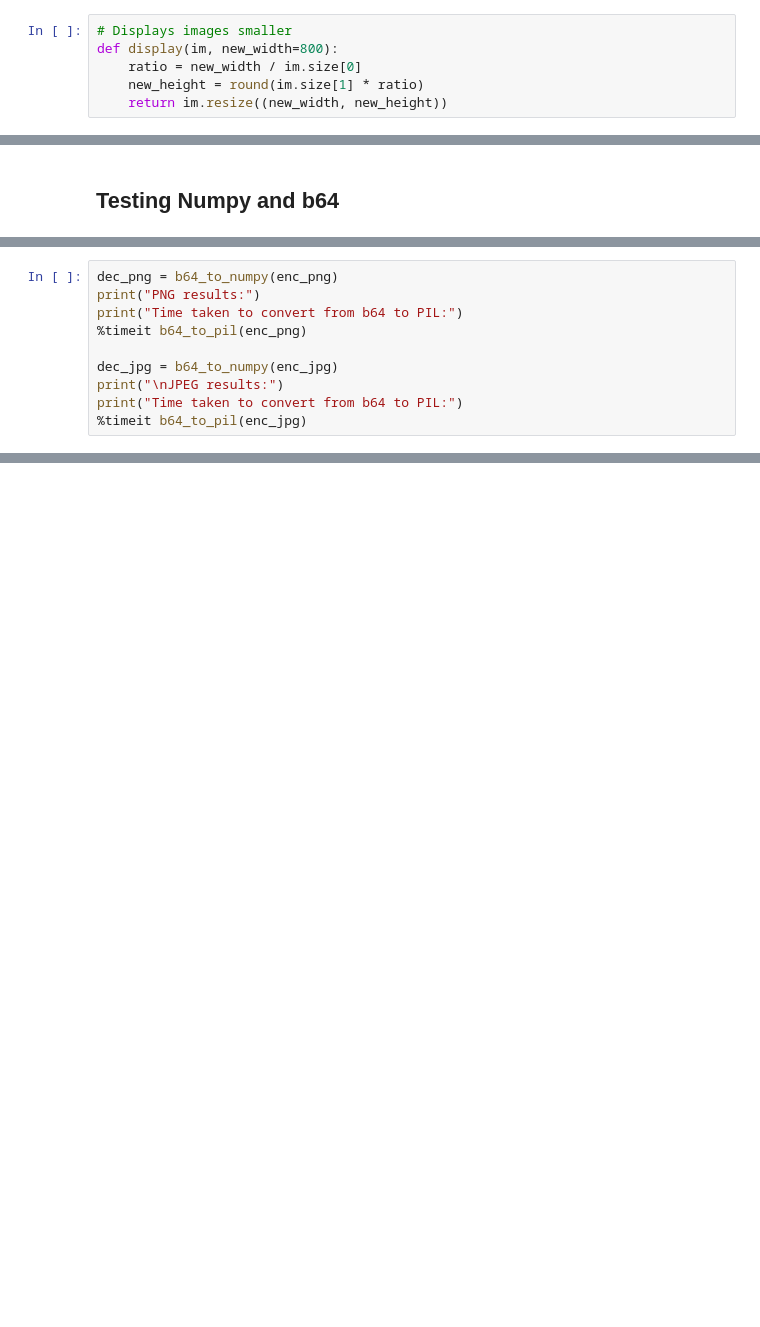
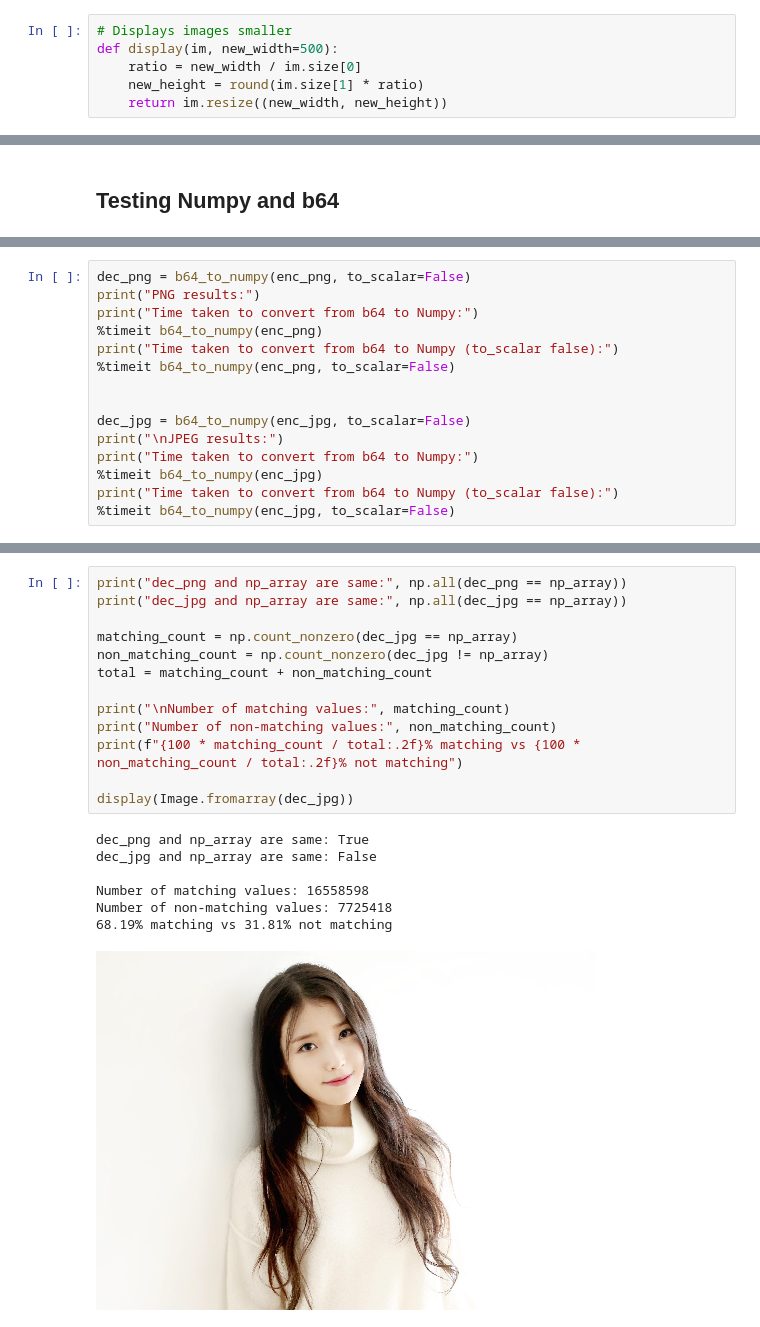
Before and after one commit to plotly/dash-image-processing, a Jupyter notebook: notebooks/Image Components Functions Tests.ipynb, the cells around one changed output, grey strips where cells are left out. Cells and saved outputs as stored; diff of their text form; blank space fills up the shorter version.

```diff
--- a/notebooks/Image Components Functions Tests.ipynb
+++ b/notebooks/Image Components Functions Tests.ipynb
@@ -14,6 +12,6 @@ ImportError: cannot import name 'b64_to_numpy'
 # %%
 # Displays images smaller
-def display(im, new_width=800):
+def display(im, new_width=500):
     ratio = new_width / im.size[0]
     new_height = round(im.size[1] * ratio)
     return im.resize((new_width, new_height))
@@ -122,11 +124,16 @@ Time taken to convert from PIL to b64:
 # %%
-dec_png = b64_to_numpy(enc_png)
+dec_png = b64_to_numpy(enc_png, to_scalar=False)
 print("PNG results:")
-print("Time taken to convert from b64 to PIL:")
-%timeit b64_to_pil(enc_png)
+print("Time taken to convert from b64 to Numpy:")
+%timeit b64_to_numpy(enc_png)
+print("Time taken to convert from b64 to Numpy (to_scalar false):")
+%timeit b64_to_numpy(enc_png, to_scalar=False)
 
-dec_jpg = b64_to_numpy(enc_jpg)
+
+dec_jpg = b64_to_numpy(enc_jpg, to_scalar=False)
 print("\nJPEG results:")
-print("Time taken to convert from b64 to PIL:")
-%timeit b64_to_pil(enc_jpg)
+print("Time taken to convert from b64 to Numpy:")
+%timeit b64_to_numpy(enc_jpg)
+print("Time taken to convert from b64 to Numpy (to_scalar false):")
+%timeit b64_to_numpy(enc_jpg, to_scalar=False)
 # %% [output]
@@ -133,0 +153,21 @@ NameError: name 'b64_to_numpy' is not defined
+# %%
+print("dec_png and np_array are same:", np.all(dec_png == np_array))
+print("dec_jpg and np_array are same:", np.all(dec_jpg == np_array))
+
+matching_count = np.count_nonzero(dec_jpg == np_array)
+non_matching_count = np.count_nonzero(dec_jpg != np_array)
+total = matching_count + non_matching_count
+
+print("\nNumber of matching values:", matching_count)
+print("Number of non-matching values:", non_matching_count)
+print(f"{100 * matching_count / total:.2f}% matching vs {100 * non_matching_count / total:.2f}% not matching")
+
+display(Image.fromarray(dec_jpg))
+# %% [output]
+dec_png and np_array are same: True
+dec_jpg and np_array are same: False
+
+Number of matching values: 16558598
+Number of non-matching values: 7725418
+68.19% matching vs 31.81% not matching
+[figure, added]
```
Also changed, not shown: parts of 12 cells of this notebook, 2 other files.
